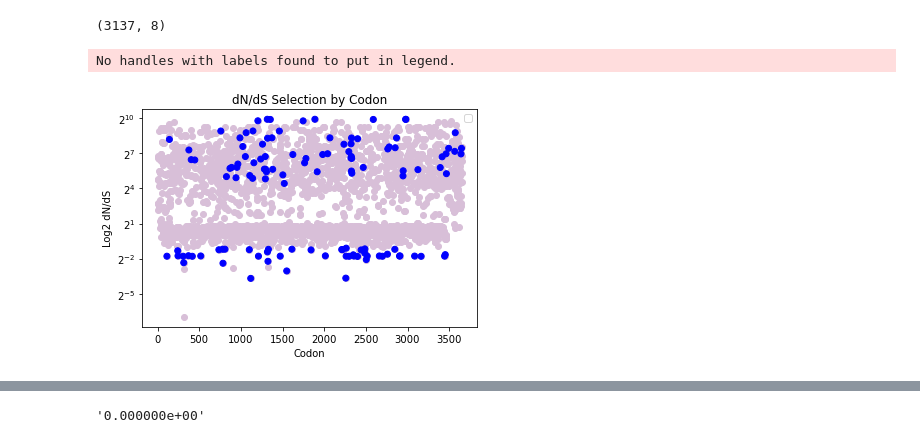
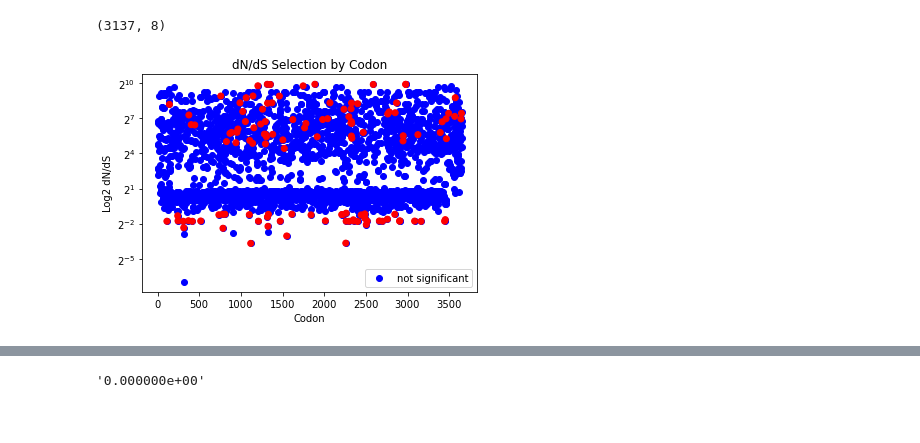
Before and after one commit to GemechuM1/qbb2020-answers, a Jupyter notebook: QuantLabHomework/Assignment4/Assinment4_code.ipynb, the cells around one changed output, grey strips where cells are left out. Saved outputs shown, nothing was run; the diff lists cells and outputs as text; code cells hidden in the pictures.

```diff
--- a/QuantLabHomework/Assignment4/Assinment4_code.ipynb
+++ b/QuantLabHomework/Assignment4/Assinment4_code.ipynb
@@ -237,15 +237,14 @@ df3.shape
 (3137, 8)
 # %%
 fig, ax = plt.subplots()
-colors = ['blue' if pval < 0.025 else 'None' for pval in df3['pvalues']]
-ax.scatter(x = df3.index, y = df3['ratio'], color = 'thistle')
+colors = ['r' if pval < 0.025 else 'none' for pval in df3['pvalues']]
+ax.scatter(x = df3.index, y = df3['ratio'], color = 'blue')
 ax.scatter(x = df3.index, y = df3['ratio'], color = colors)
 ax.set_yscale('log', base=2)
 plt.title('dN/dS Selection by Codon')
 plt.xlabel('Codon')
 plt.ylabel('Log2 dN/dS')
-ax.legend()
+ax.legend(["not significant"])
 plt.show()
 # %% [output]
-No handles with labels found to put in legend.
-[figure, old version]
+[figure, new version]
```
Also changed, not shown: parts of 2 cells of this notebook.
